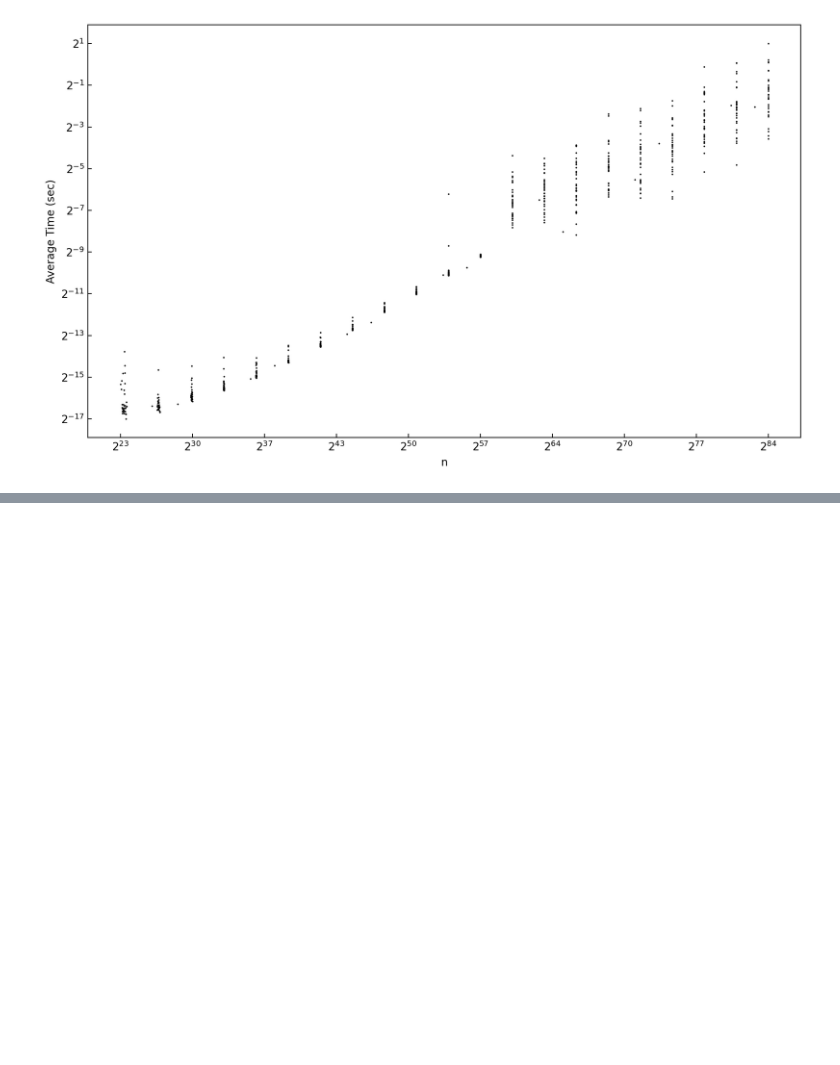
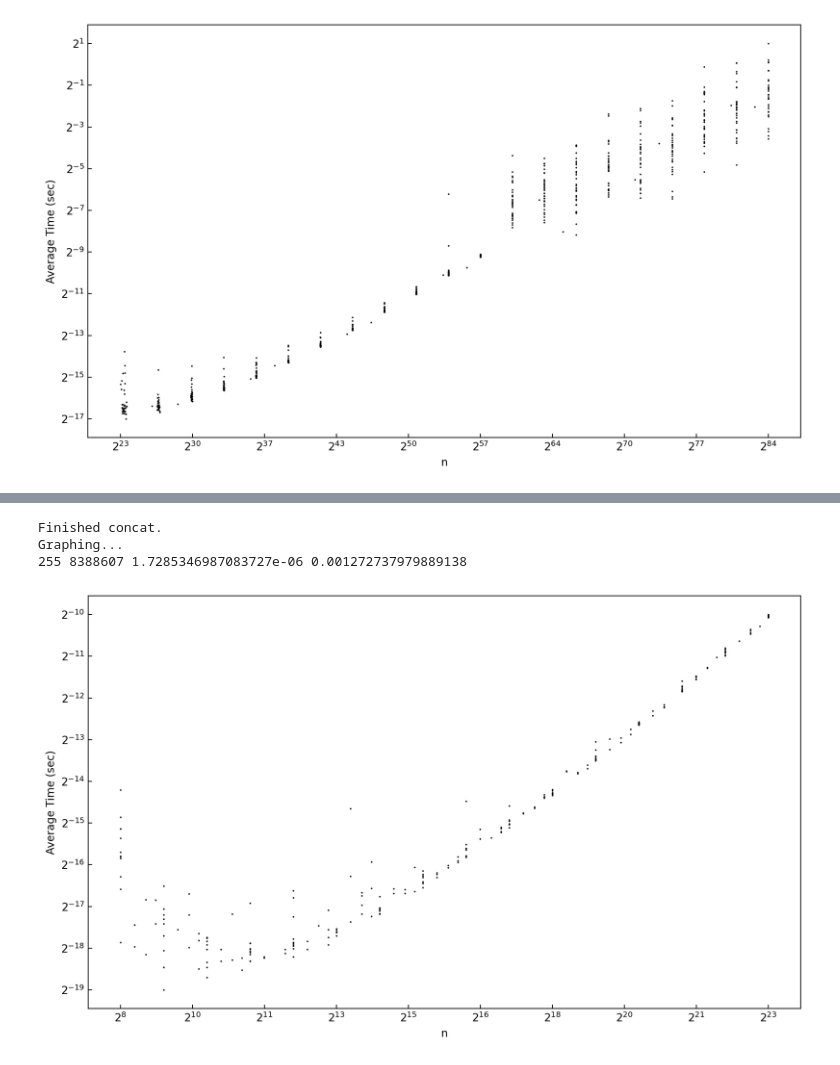
Before and after one commit to sumaddury/SmoothDLP, a Jupyter notebook: testNotebook.ipynb, the cells around one changed output, grey strips where cells are left out. Cells and saved outputs as stored; diff of their text form; code cells hidden in the pictures; blank space fills up the shorter version.

```diff
--- a/testNotebook.ipynb
+++ b/testNotebook.ipynb
@@ -167,0 +200,13 @@ Graphing...
+# %%
+data_e = [e for e in range(8, 24)]
+
+data_smooth = []
+for e in data_e:
+    primes_e = indexed_64_bit_primes[e] + indexed_64_bit_primes[e+1]
+    y = 2**e - 1
+    for _ in range(60):
+        p1 = random.choice(primes_e)
+        p2 = random.choice(primes_e)
+        data_smooth.append((p1 * p2, y))
+
+len(data_smooth), min(data_smooth), max(data_smooth), data_smooth
@@ -167,0 +231,2 @@ Graphing...
+# %%
+times_smooth = primality_complexity(lambda n : is_smooth(*n), 0, sorted(data_smooth))
@@ -167,0 +237,3 @@ Graphing...
+# %%
+inputs = [pair[1] for pair in times_smooth[1]]
+inputs
@@ -167,0 +258,7 @@ Graphing...
+# %%
+graph_complexity([(t+sys.float_info.epsilon) for t in times_smooth[0]], inputs, dpts=240, log=True)
+# %% [output]
+Finished concat.
+Graphing...
+255 8388607 1.7285346987083727e-06 0.001272737979889138
+[figure, added]
```
Also changed, not shown: parts of 11 cells of this notebook, 13 other files.
